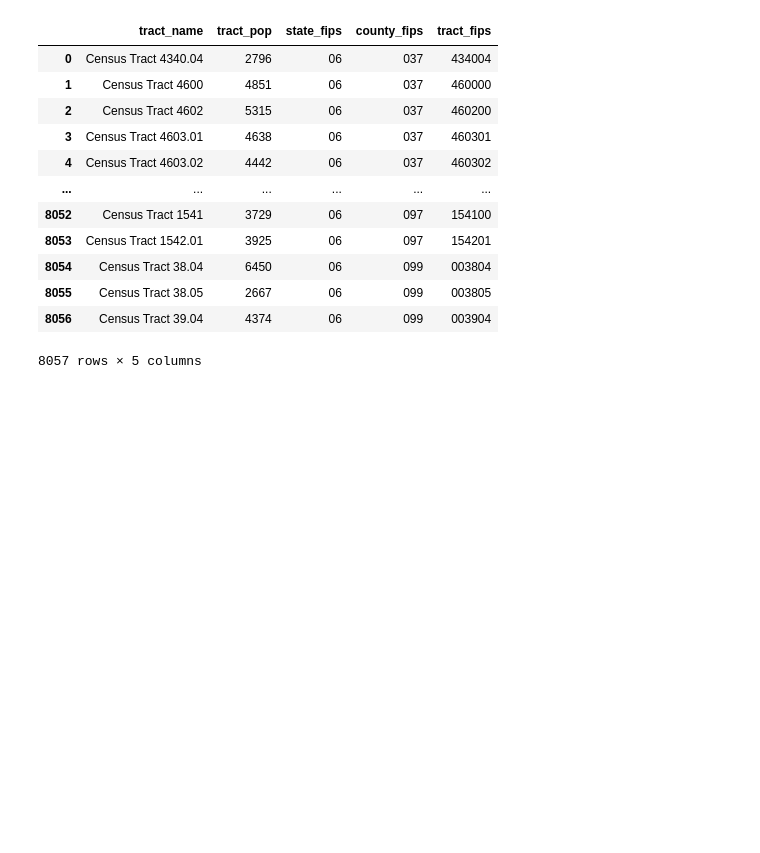
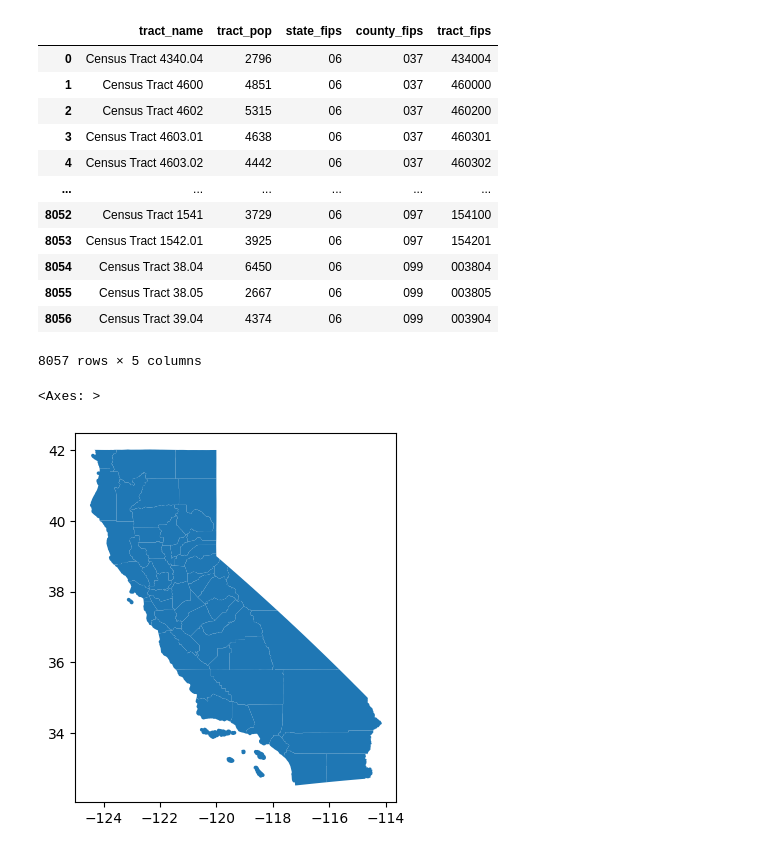
Before and after one commit to cliburn/learn-python-stats, a Jupyter notebook: Projec_Geospatial_Notes.ipynb, the cells around one changed output. Saved outputs shown, nothing was run; the diff lists cells and outputs as text; code cells hidden in the pictures; blank space fills up the shorter version.

```diff
--- a/Projec_Geospatial_Notes.ipynb
+++ b/Projec_Geospatial_Notes.ipynb
@@ -75,0 +65,7 @@ tractdf
+# %%
+ca_tracts = gpd.read_file('tl_2019_us_county.shp')
+ca_tracts = ca_tracts.loc[ca_tracts.STATEFP=='06'].copy()
+ca_tracts.plot()
+# %% [output]
+<Axes: >
+[figure, added]
```
Also changed, not shown: parts of 11 cells of this notebook.
